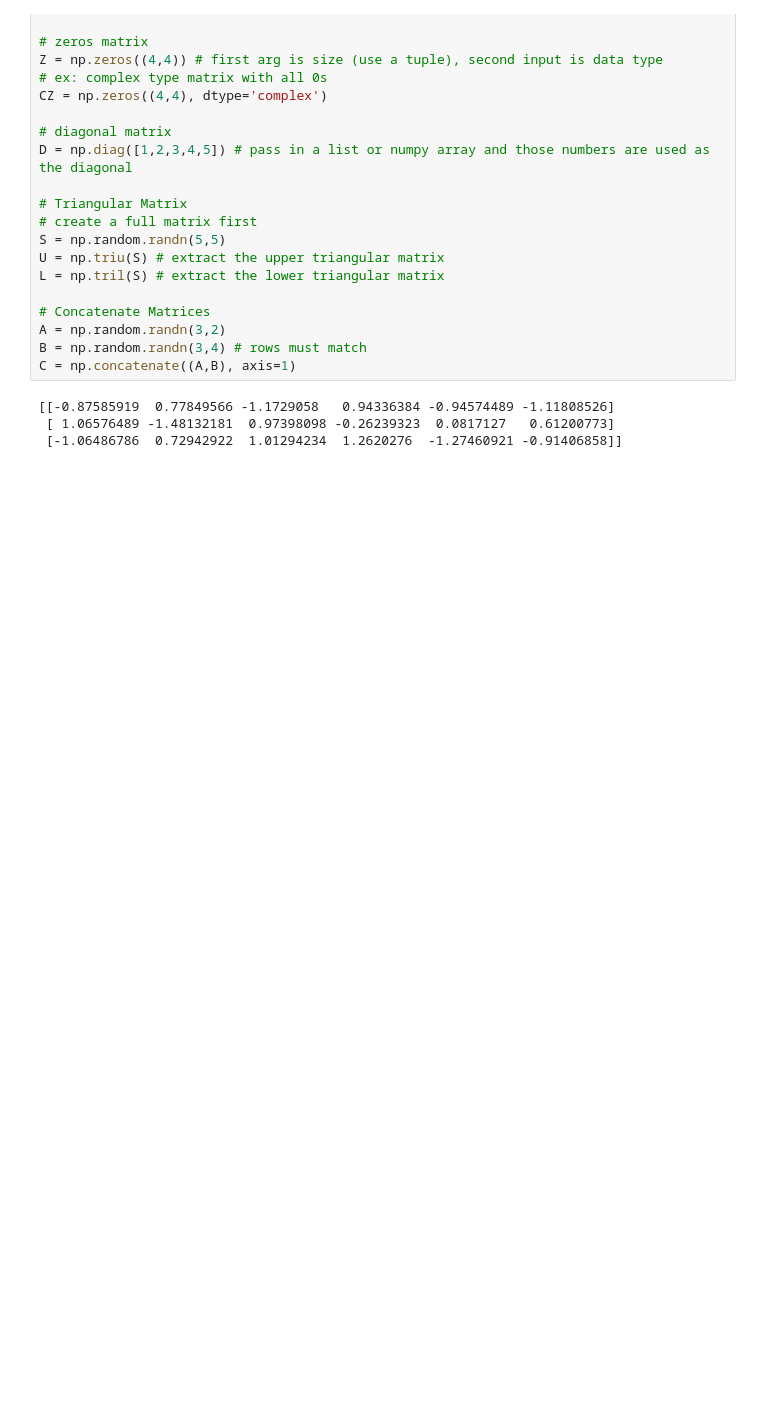
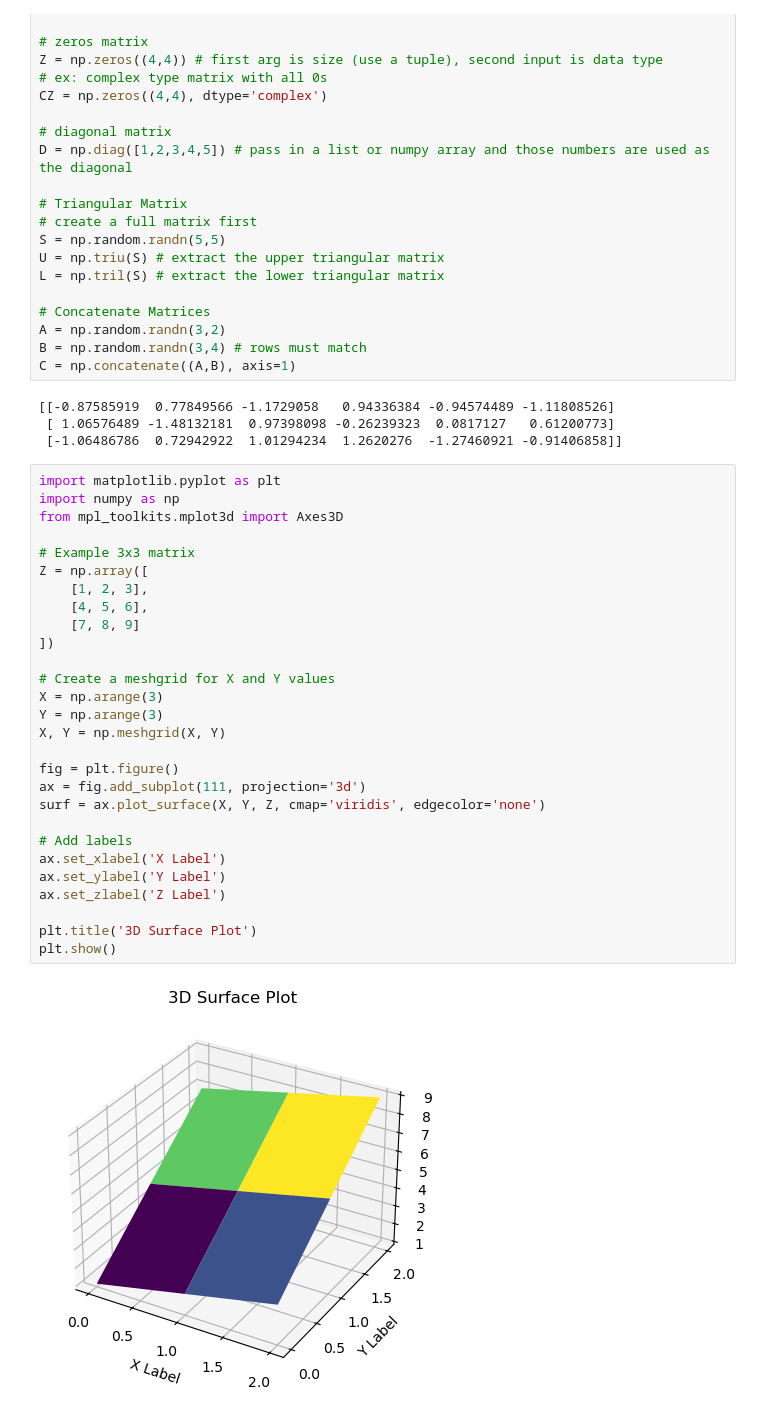
Before and after one commit to BrentGrammer/PROGNOTES, a Jupyter notebook: LinearAlgebra/Matrices/matrices.ipynb, the cells around one changed output. Saved outputs shown, nothing was run; the diff lists cells and outputs as text; blank space fills up the shorter version.

```diff
--- a/LinearAlgebra/Matrices/matrices.ipynb
+++ b/LinearAlgebra/Matrices/matrices.ipynb
@@ -37,3 +37,33 @@ C = np.concatenate((A,B), axis=1)
 [[-0.87585919  0.77849566 -1.1729058   0.94336384 -0.94574489 -1.11808526]
  [ 1.06576489 -1.48132181  0.97398098 -0.26239323  0.0817127   0.61200773]
  [-1.06486786  0.72942922  1.01294234  1.2620276  -1.27460921 -0.91406858]]
+# %%
+import matplotlib.pyplot as plt
+import numpy as np
+from mpl_toolkits.mplot3d import Axes3D
+
+# Example 3x3 matrix
+Z = np.array([
+    [1, 2, 3],
+    [4, 5, 6],
+    [7, 8, 9]
+])
+
+# Create a meshgrid for X and Y values
+X = np.arange(3)
+Y = np.arange(3)
+X, Y = np.meshgrid(X, Y)
+
+fig = plt.figure()
+ax = fig.add_subplot(111, projection='3d')
+surf = ax.plot_surface(X, Y, Z, cmap='viridis', edgecolor='none')
+
+# Add labels
+ax.set_xlabel('X Label')
+ax.set_ylabel('Y Label')
+ax.set_zlabel('Z Label')
+
+plt.title('3D Surface Plot')
+plt.show()
+# %% [output]
+[figure, added]
```
